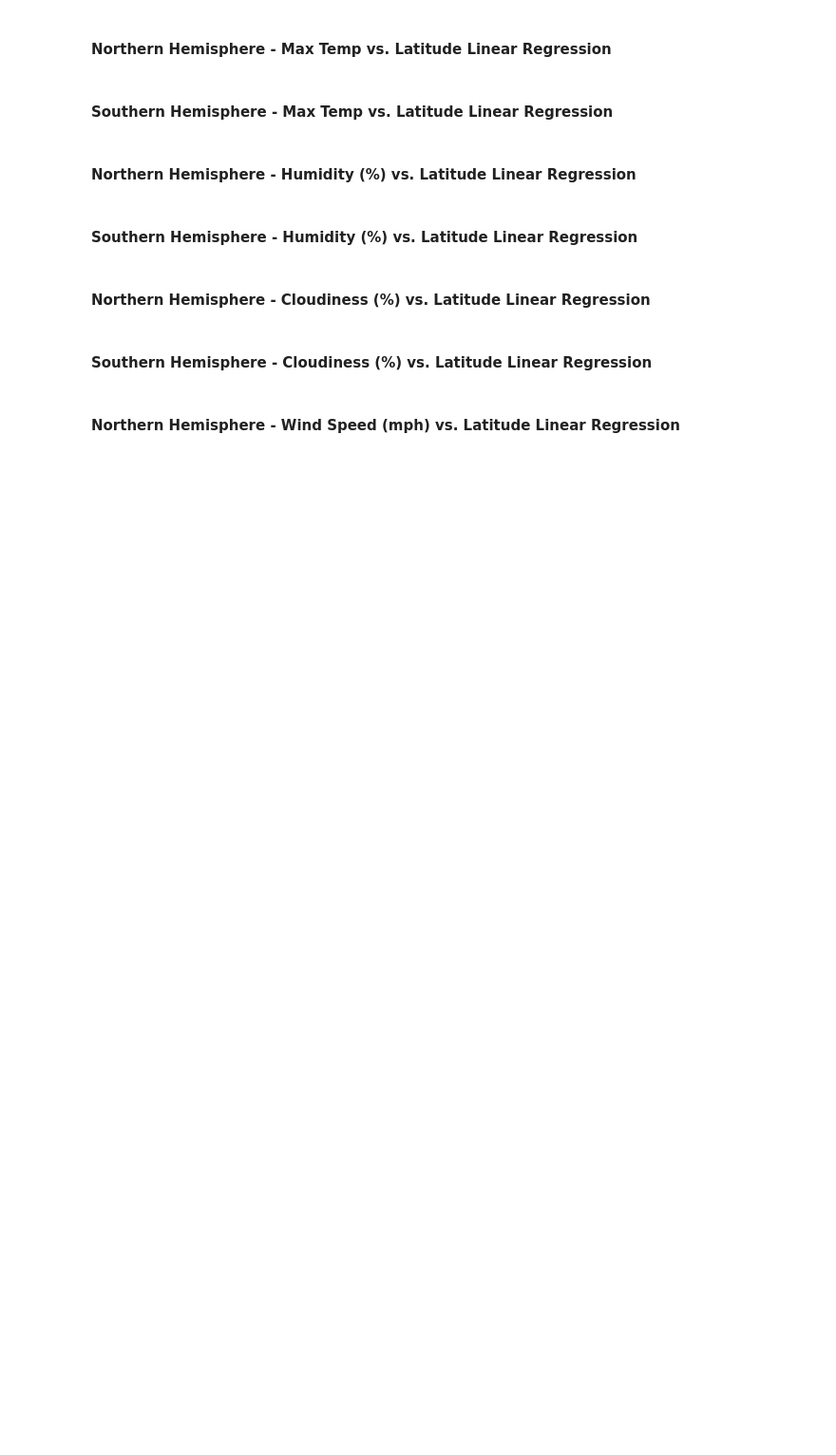
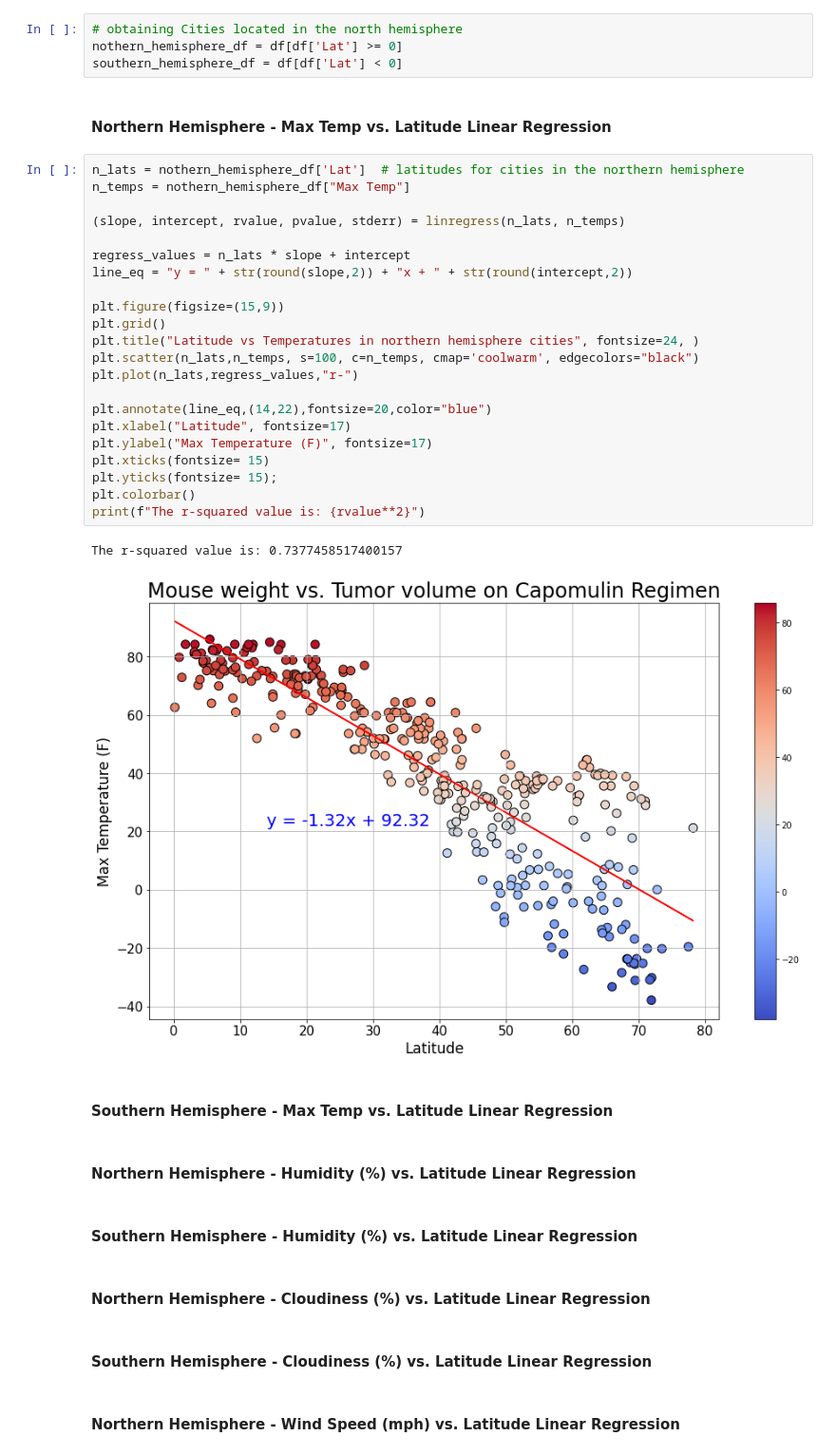
Before and after one commit to crogar/python-api-challenge, a Jupyter notebook: WeatherPy/WeatherPy.ipynb, the cells around one changed output. Shown at 95% size. Cells and saved outputs as stored; diff of their text form; blank space fills up the shorter version.

Commit message:
Update WeatherPy.ipynb
Northern Hemisphere - Max Temp vs. Latitude Linear Regression

```diff
--- a/WeatherPy/WeatherPy.ipynb
+++ b/WeatherPy/WeatherPy.ipynb
@@ -226,8 +226,37 @@ plt.savefig("Cloudiness_city.png")
 [figure]
 # %% [markdown]
 ## Linear Regression
+# %%
+# obtaining Cities located in the north hemisphere
+nothern_hemisphere_df = df[df['Lat'] >= 0]
+southern_hemisphere_df = df[df['Lat'] < 0]
 # %% [markdown]
 ####  Northern Hemisphere - Max Temp vs. Latitude Linear Regression
+# %%
+n_lats = nothern_hemisphere_df['Lat']  # latitudes for cities in the northern hemisphere
+n_temps = nothern_hemisphere_df["Max Temp"]
+
+(slope, intercept, rvalue, pvalue, stderr) = linregress(n_lats, n_temps)
+
+regress_values = n_lats * slope + intercept
+line_eq = "y = " + str(round(slope,2)) + "x + " + str(round(intercept,2))
+
+plt.figure(figsize=(15,9))
+plt.grid()
+plt.title("Latitude vs Temperatures in northern hemisphere cities", fontsize=24, )
+plt.scatter(n_lats,n_temps, s=100, c=n_temps, cmap='coolwarm', edgecolors="black")
+plt.plot(n_lats,regress_values,"r-")
+
+plt.annotate(line_eq,(14,22),fontsize=20,color="blue")
+plt.xlabel("Latitude", fontsize=17)
+plt.ylabel("Max Temperature (F)", fontsize=17)
+plt.xticks(fontsize= 15)
+plt.yticks(fontsize= 15);
+plt.colorbar()
+print(f"The r-squared value is: {rvalue**2}")
+# %% [output]
+The r-squared value is: 0.7377458517400157
+[figure, added]
 # %% [markdown]
 ####  Southern Hemisphere - Max Temp vs. Latitude Linear Regression
 # %% [markdown]
```
